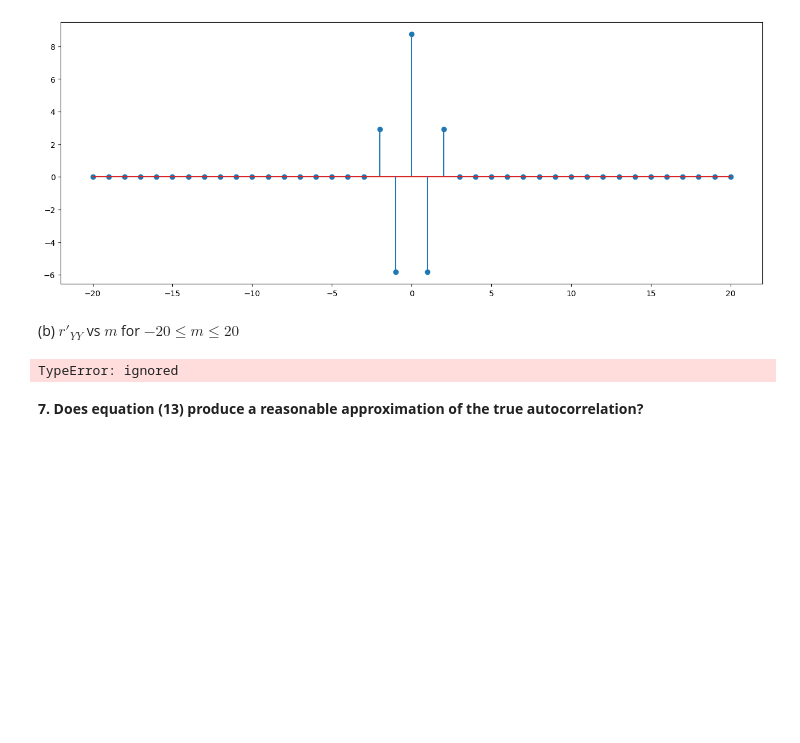
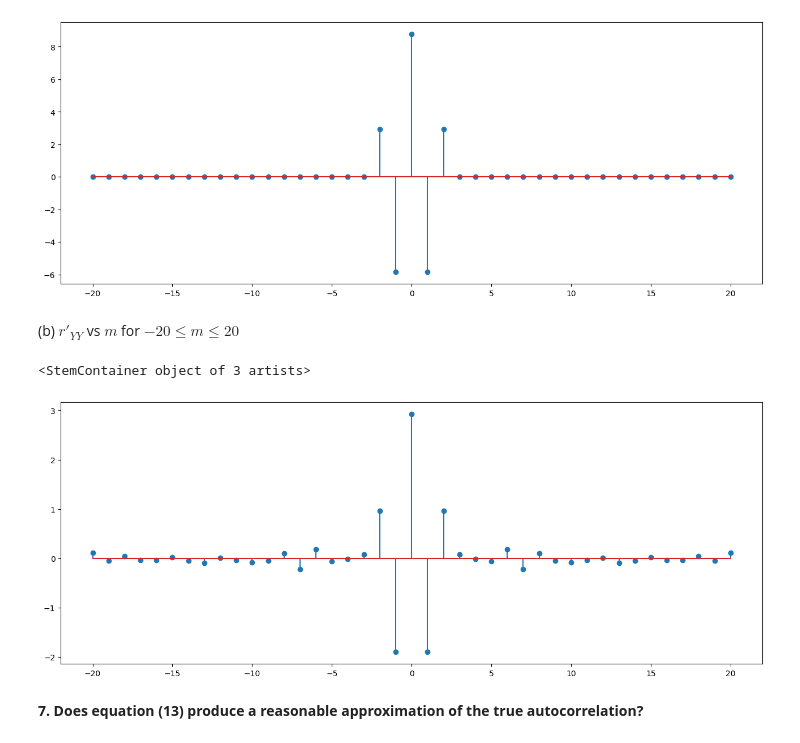
Before and after one commit to cdavin2/dsp_lab07b, a Jupyter notebook: lab07b_final_report.ipynb, the cells around one changed output. Cells and saved outputs as stored; diff of their text form; code cells hidden in the pictures; blank space fills up the shorter version.

```diff
--- a/lab07b_final_report.ipynb
+++ b/lab07b_final_report.ipynb
@@ -239,10 +239,10 @@ def get_sample_autocorr(X, m):
     X[n + abs(m)]
     """
     N = len(X)
-    r = np.zeros(N)
+    r = np.zeros(len(m))
 
     for i, j in enumerate(m): # first value index, second value data
-      r[i] = 1 / (N - np.abs(j)) * np.sum(X[0:N - abs(j)] * X[abs(j):N])
+      r[i] = 1 / (N - np.abs(j)) * np.sum(X[:N - np.abs(j)] * X[np.abs(j):N])
     return r
 # %% [markdown]
 **6. Make the following two plots.**
@@ -282,10 +282,11 @@ plt.stem(m, ryy[40:81])
 (b) $r'_{YY}$ vs $m$ for $-20\leq m\leq20$
 # %%
 # insert your code here
-m = np.linspace(-20, 20, 41)
-plt.plot(get_sample_autocorr(y, m))
+m = np.linspace(-20, 20, 41).astype(int)
+plt.stem(m, get_sample_autocorr(y, m))
 # %% [output]
-TypeError: ignored
+<StemContainer object of 3 artists>
+[figure, added]
 # %% [markdown]
 **7. Does equation (13) produce a reasonable approximation of the true autocorrelation?**
 # %% [markdown]
```
Also changed, not shown: parts of 12 cells of this notebook.
